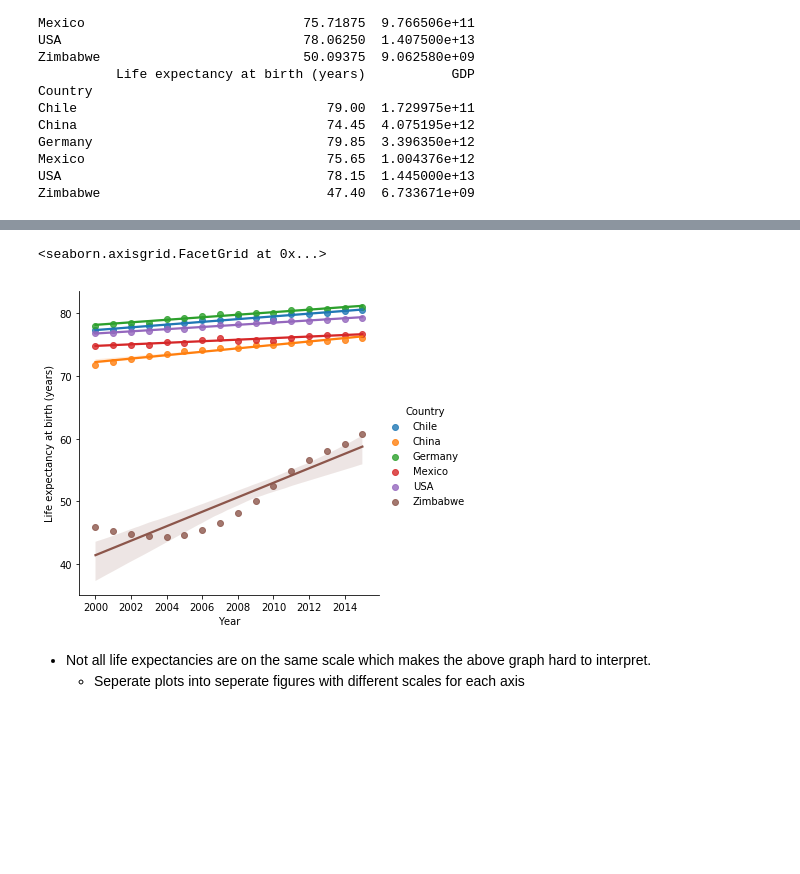
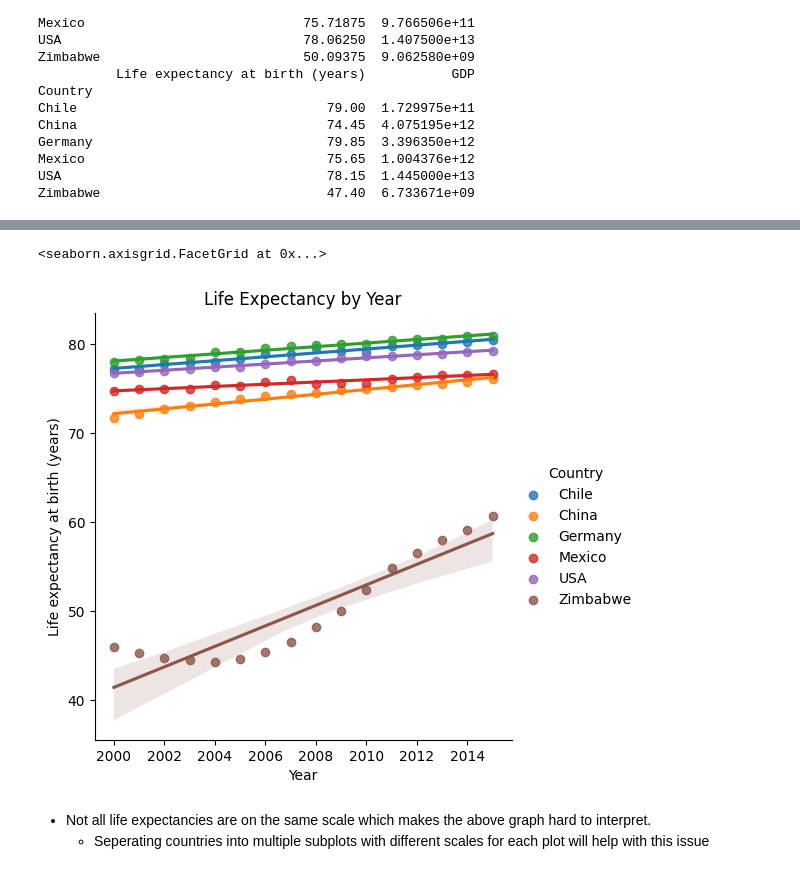
Before and after one commit to yasp-g/portfolio, a Jupyter notebook: life-expenctancy-and-GDP-visualizations/life_expectancy_gdp.ipynb, the cells around one changed output, grey strips where cells are left out. Cells and saved outputs as stored; diff of their text form; code cells hidden in the pictures; blank space fills up the shorter version.

Commit message:
added plot titles and refined Findings section

```diff
--- a/life-expenctancy-and-GDP-visualizations/life_expectancy_gdp.ipynb
+++ b/life-expenctancy-and-GDP-visualizations/life_expectancy_gdp.ipynb
@@ -103,9 +145,10 @@ Zimbabwe                             47.40  6.733671e+09
 # %%
-sns.lmplot(data=data, x='Year', y="Life expectancy at birth (years)", hue='Country')
+le = sns.lmplot(data=data, x='Year', y="Life expectancy at birth (years)", hue='Country')
+le.set(title='Life Expectancy by Year')
 # %% [output]
 <seaborn.axisgrid.FacetGrid at 0x...>
-[figure, old version]
+[figure, new version]
 # %% [markdown]
 * Not all life expectancies are on the same scale which makes the above graph hard to interpret.
-    * Seperate plots into seperate figures with different scales for each axis
+    * Seperating countries into multiple subplots with different scales for each plot will help with this issue
 # %%
```
Also changed, not shown: parts of 35 cells of this notebook.
